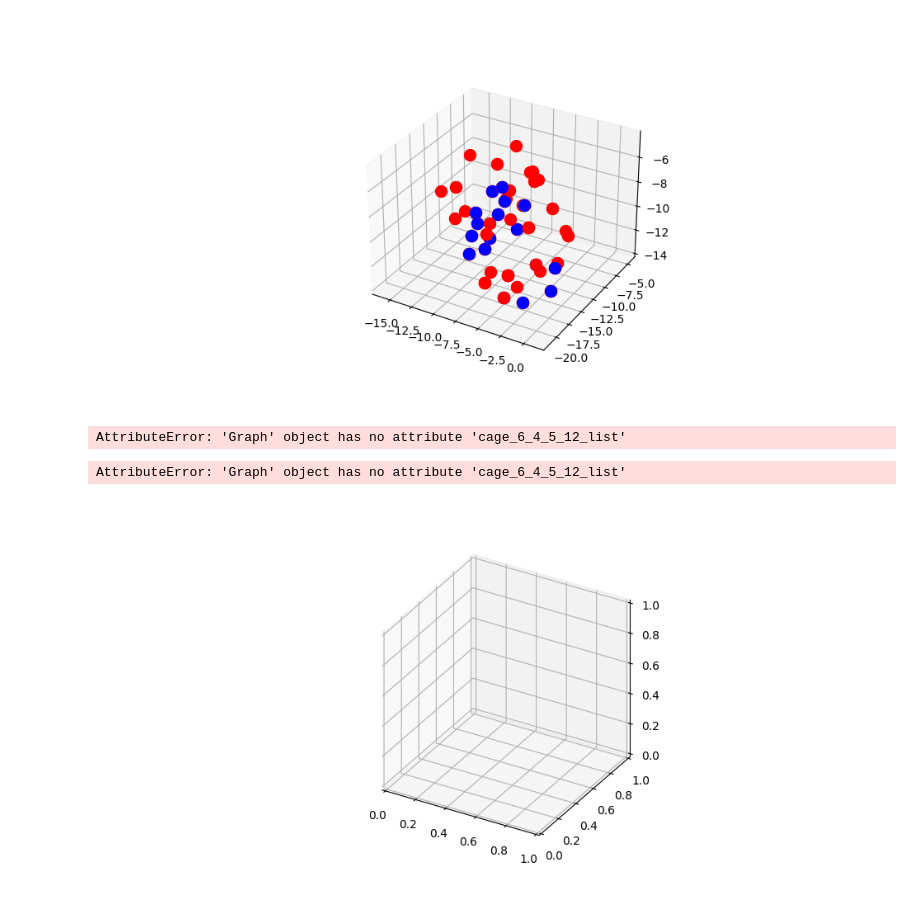
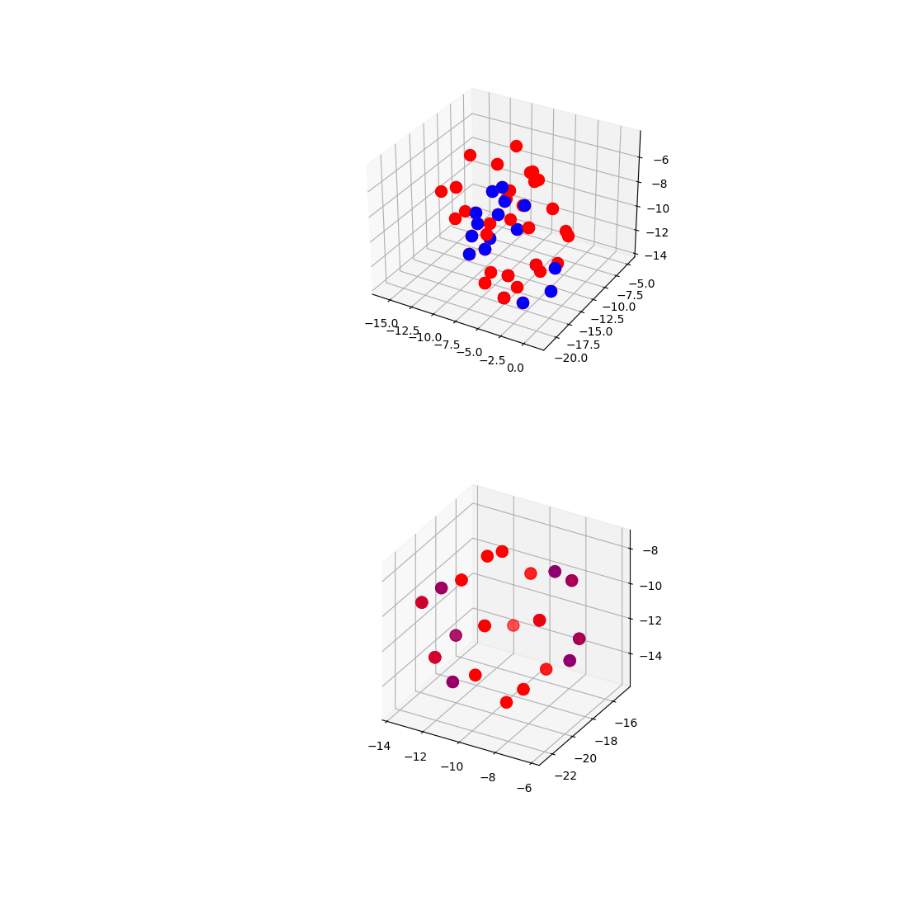
Before and after one commit to nicksmits1/chee494, a Jupyter notebook: DFS_Ring_Identification/DFS_Ring_Finder.ipynb, the cells around one changed output. Drawn from its saved outputs; the diff is of its cells as text; code cells hidden in the pictures; blank space fills up the shorter version.

Commit message:
Fixed the plotting errors

```diff
--- a/DFS_Ring_Identification/DFS_Ring_Finder.ipynb
+++ b/DFS_Ring_Identification/DFS_Ring_Finder.ipynb
@@ -2004,11 +2007,6 @@ g.plot_these_cups([g.cup_6_1_5_6_list[idx_1], g.cup_6_1_5_6_list[idx_2], g.cup_6
 26
 [figure]
 # %%
-g.cage_6_4_5_12_list[0].plot_cage()
+g.cage_5_12_list[0].plot_cage()
 # %% [output]
-AttributeError: 'Graph' object has no attribute 'cage_6_4_5_12_list'
+[figure, added]
-# %%
-g.plot_6_4_5_12_cages()
-# %% [output]
-AttributeError: 'Graph' object has no attribute 'cage_6_4_5_12_list'
-[figure, removed]
```
Also changed, not shown: parts of 4 cells of this notebook.
